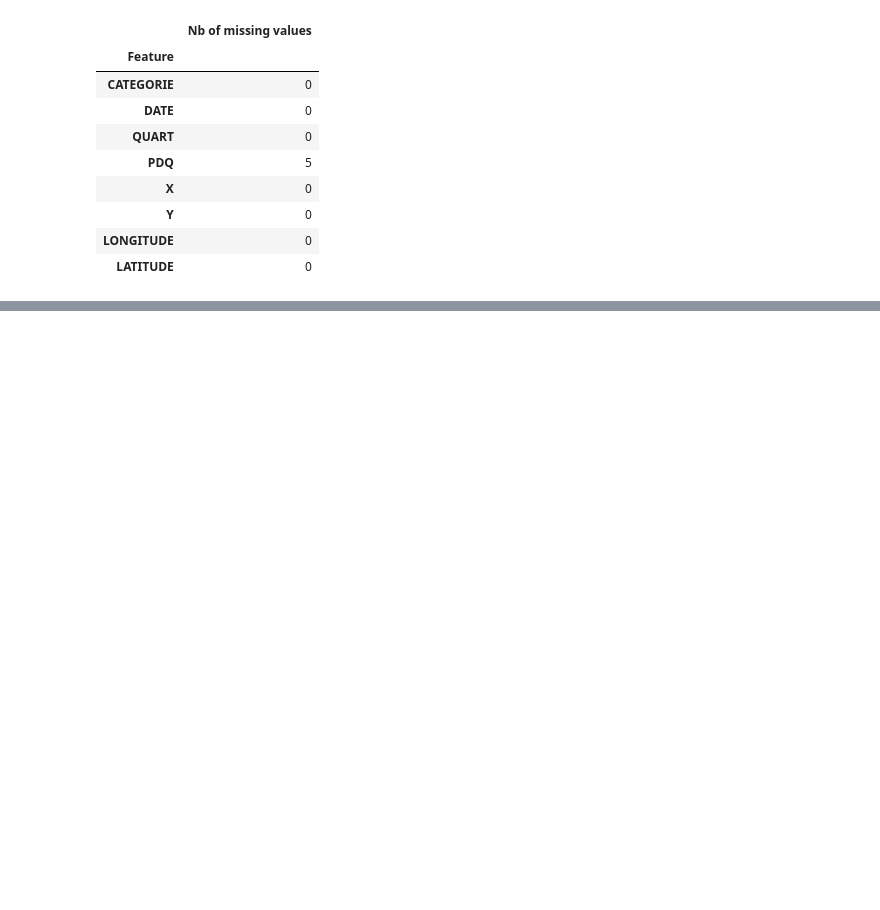
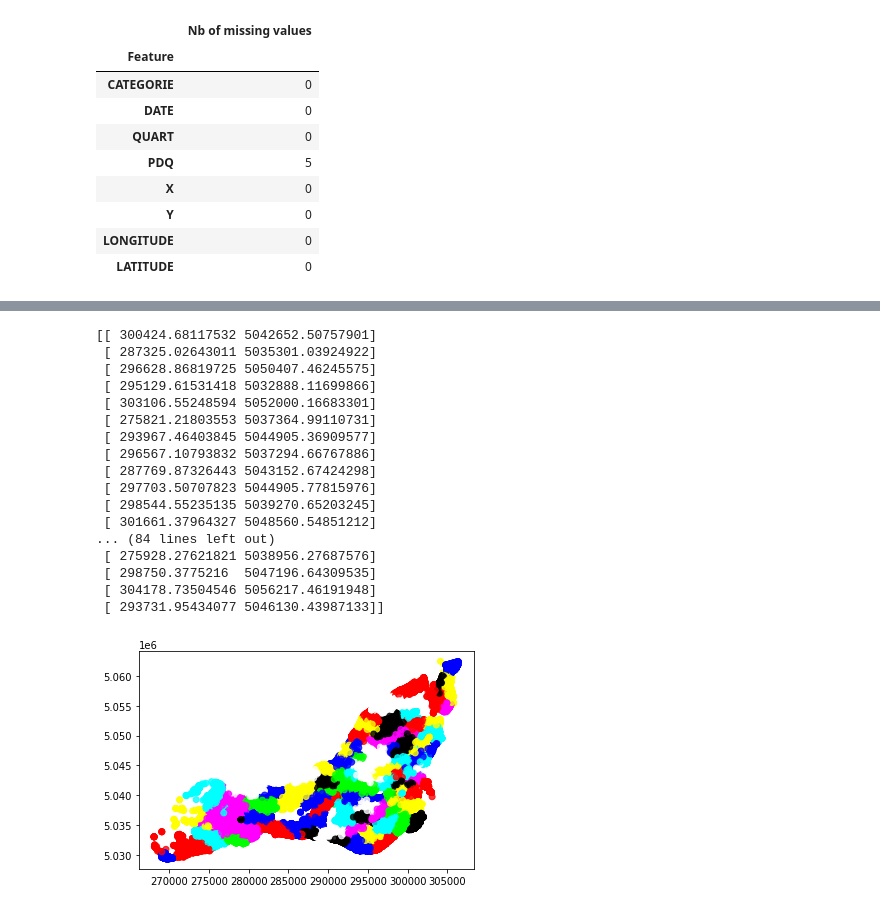
Before and after one commit to Hazot/montreal_crime_data, a Jupyter notebook: montreal_crime_analysis.ipynb, the cells around one changed output, grey strips where cells are left out. Drawn from its saved outputs; the diff is of its cells as text; code cells hidden in the pictures; blank space fills up the shorter version.

```diff
--- a/montreal_crime_analysis.ipynb
+++ b/montreal_crime_analysis.ipynb
@@ -93,4 +96,4 @@ pd.DataFrame(data.isnull().sum(), columns=['Nb of missing values']).rename_axis(
 # %%
-classifier = GaussianMixture(n_components=2, covariance_type="full")
+classifier = GaussianMixture(n_components=100, covariance_type="full")
 # %%
 coords = np.vstack((data.X, data.Y)).T
@@ -135,0 +123,31 @@ GaussianMixture(n_components=2)
+# %%
+print(classifier.means_)
+
+colors = []
+for i in range(100):
+    colors.append(tuple(np.random.choice(range(0, 2), size=3)))
+
+dcolors = [colors[i] for i in classifier.predict(filtereddata)]
+
+ax = plt.gca()
+ax.scatter(filtereddata[:,0], filtereddata[:,1], c=dcolors, alpha=0.8)
+plt.show()
+# %% [output]
+[[ 300424.68117532 5042652.50757901]
+ [ 287325.02643011 5035301.03924922]
+ [ 296628.86819725 5050407.46245575]
+ [ 295129.61531418 5032888.11699866]
+ [ 303106.55248594 5052000.16683301]
+ [ 275821.21803553 5037364.99110731]
+ [ 293967.46403845 5044905.36909577]
+ [ 296567.10793832 5037294.66767886]
+ [ 287769.87326443 5043152.67424298]
+ [ 297703.50707823 5044905.77815976]
+ [ 298544.55235135 5039270.65203245]
+ [ 301661.37964327 5048560.54851212]
+... (84 lines left out)
+ [ 275928.27621821 5038956.27687576]
+ [ 298750.3775216  5047196.64309535]
+ [ 304178.73504546 5056217.46191948]
+ [ 293731.95434077 5046130.43987133]]
+[figure, added]
```
Also changed, not shown: parts of 12 cells of this notebook.
